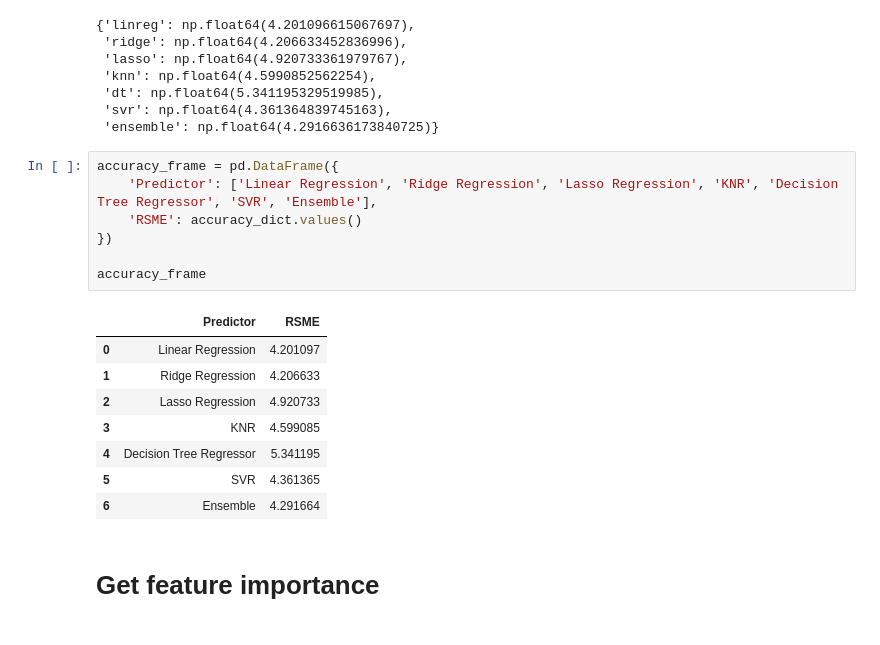
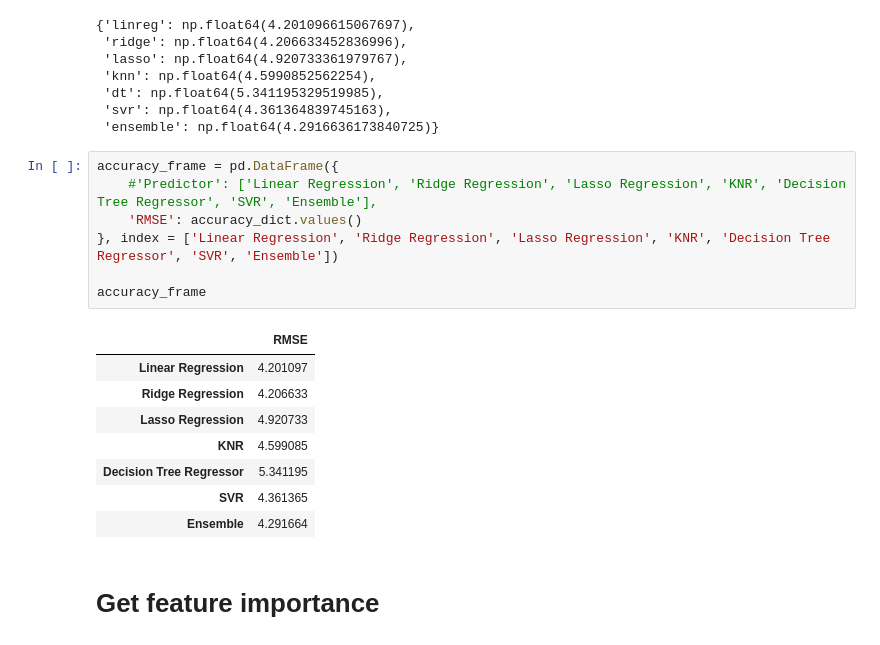
Before and after one commit to mattbenn/Explorations-in-Machine-Learning, a Jupyter notebook: M21 - Ensemble Techniques/try_it_21.1.ipynb, the cells around one changed output. Drawn from its saved outputs; the diff is of its cells as text.

```diff
--- a/M21 - Ensemble Techniques/try_it_21.1.ipynb
+++ b/M21 - Ensemble Techniques/try_it_21.1.ipynb
@@ -213,20 +213,20 @@ accuracy_dict
  'ensemble': np.float64(4.2916636173840725)}
 # %%
 accuracy_frame = pd.DataFrame({
-    'Predictor': ['Linear Regression', 'Ridge Regression', 'Lasso Regression', 'KNR', 'Decision Tree Regressor', 'SVR', 'Ensemble'],
-    'RSME': accuracy_dict.values()
-})
+    #'Predictor': ['Linear Regression', 'Ridge Regression', 'Lasso Regression', 'KNR', 'Decision Tree Regressor', 'SVR', 'Ensemble'],
+    'RMSE': accuracy_dict.values()
+}, index = ['Linear Regression', 'Ridge Regression', 'Lasso Regression', 'KNR', 'Decision Tree Regressor', 'SVR', 'Ensemble'])
 
 accuracy_frame
 # %% [output]
-|  | Predictor | RSME |
-| 0 | Linear Regression | 4.201097 |
-| 1 | Ridge Regression | 4.206633 |
-| 2 | Lasso Regression | 4.920733 |
-| 3 | KNR | 4.599085 |
-| 4 | Decision Tree Regressor | 5.341195 |
-| 5 | SVR | 4.361365 |
-| 6 | Ensemble | 4.291664 |
+|  | RMSE |
+| Linear Regression | 4.201097 |
+| Ridge Regression | 4.206633 |
+| Lasso Regression | 4.920733 |
+| KNR | 4.599085 |
+| Decision Tree Regressor | 5.341195 |
+| SVR | 4.361365 |
+| Ensemble | 4.291664 |
 # %% [markdown]
 # Get feature importance
 # %%
```
Also changed, not shown: parts of 3 cells of this notebook.
